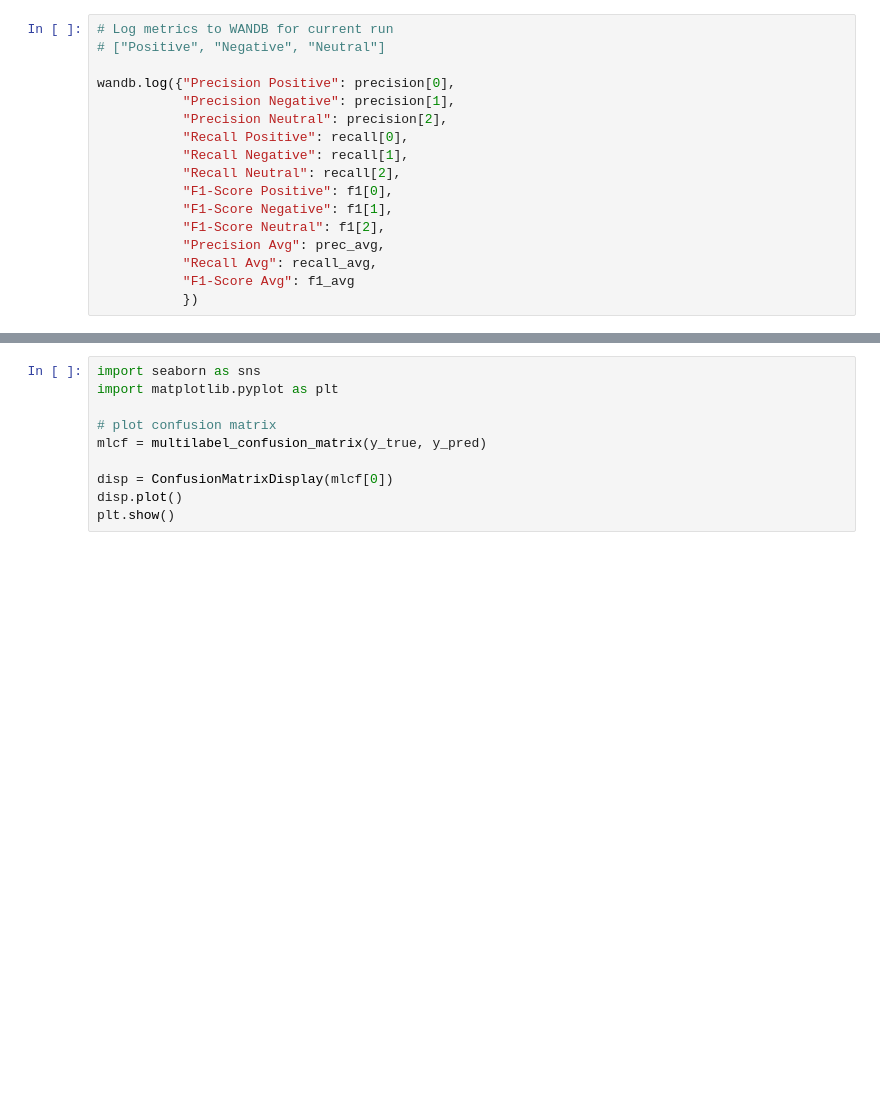
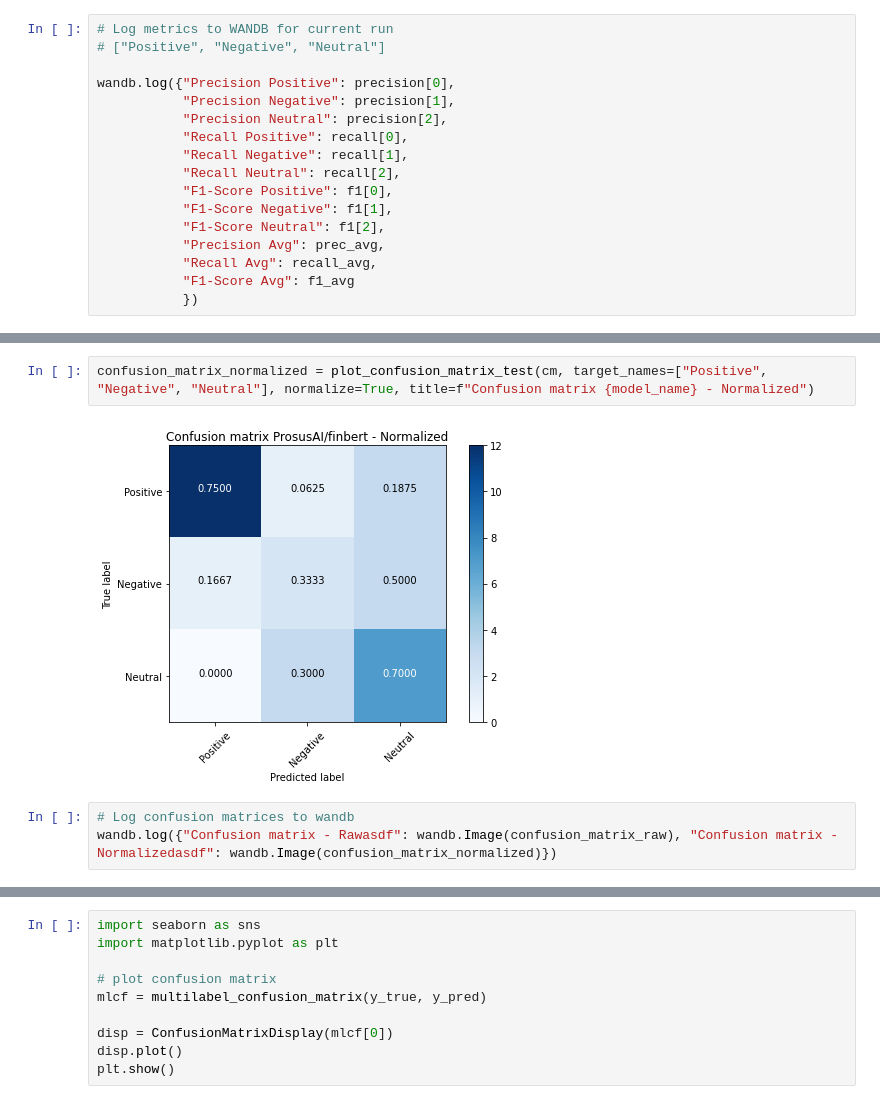
Before and after one commit to Jan-Burger/Bachelor-Thesis, a Jupyter notebook: notebooks/sentiment_analysis/transformer_finetuning.ipynb, the cells around one changed output, grey strips where cells are left out. Cells and saved outputs as stored; diff of their text form; blank space fills up the shorter version.

```diff
--- a/notebooks/sentiment_analysis/transformer_finetuning.ipynb
+++ b/notebooks/sentiment_analysis/transformer_finetuning.ipynb
@@ -410,0 +421,7 @@ wandb.log({"Precision Positive": precision[0],
+# %%
+confusion_matrix_normalized = plot_confusion_matrix_test(cm, target_names=["Positive", "Negative", "Neutral"], normalize=True, title=f"Confusion matrix {model_name} - Normalized")
+# %% [output]
+[figure, added]
+# %%
+# Log confusion matrices to wandb
+wandb.log({"Confusion matrix - Rawasdf": wandb.Image(confusion_matrix_raw), "Confusion matrix - Normalizedasdf": wandb.Image(confusion_matrix_normalized)})
```
Also changed, not shown: parts of 12 cells of this notebook, 17 other files.
